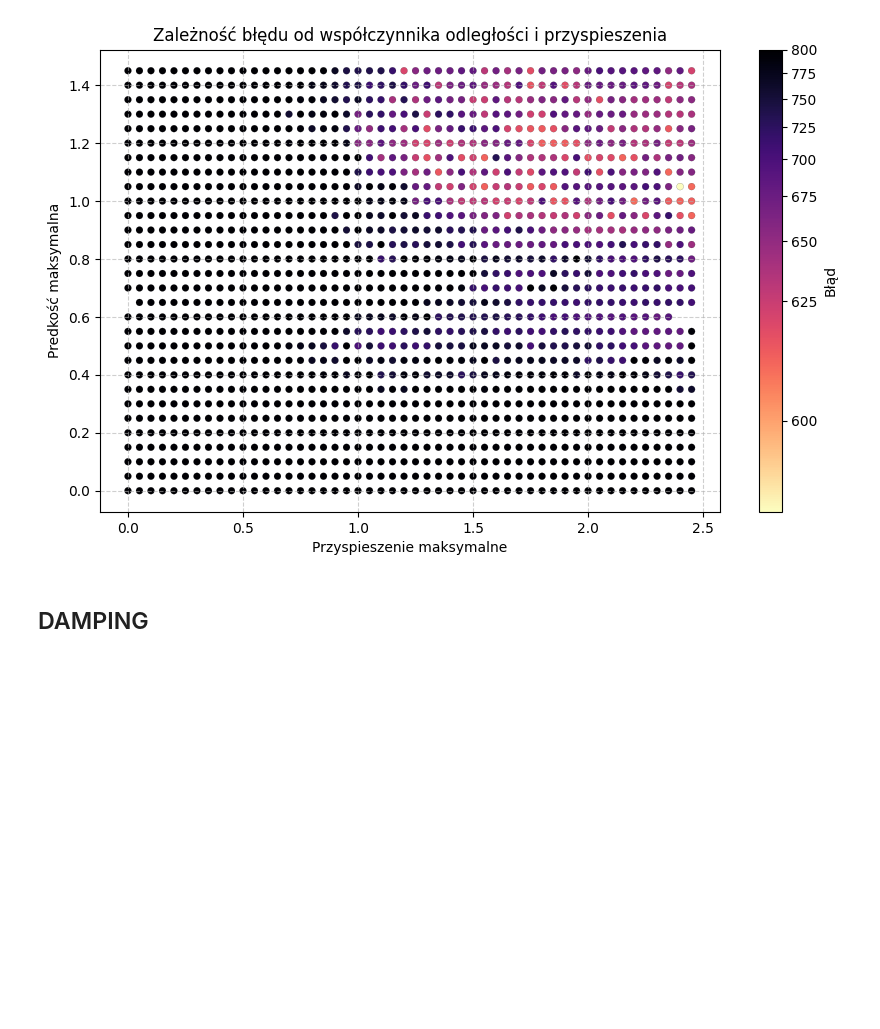
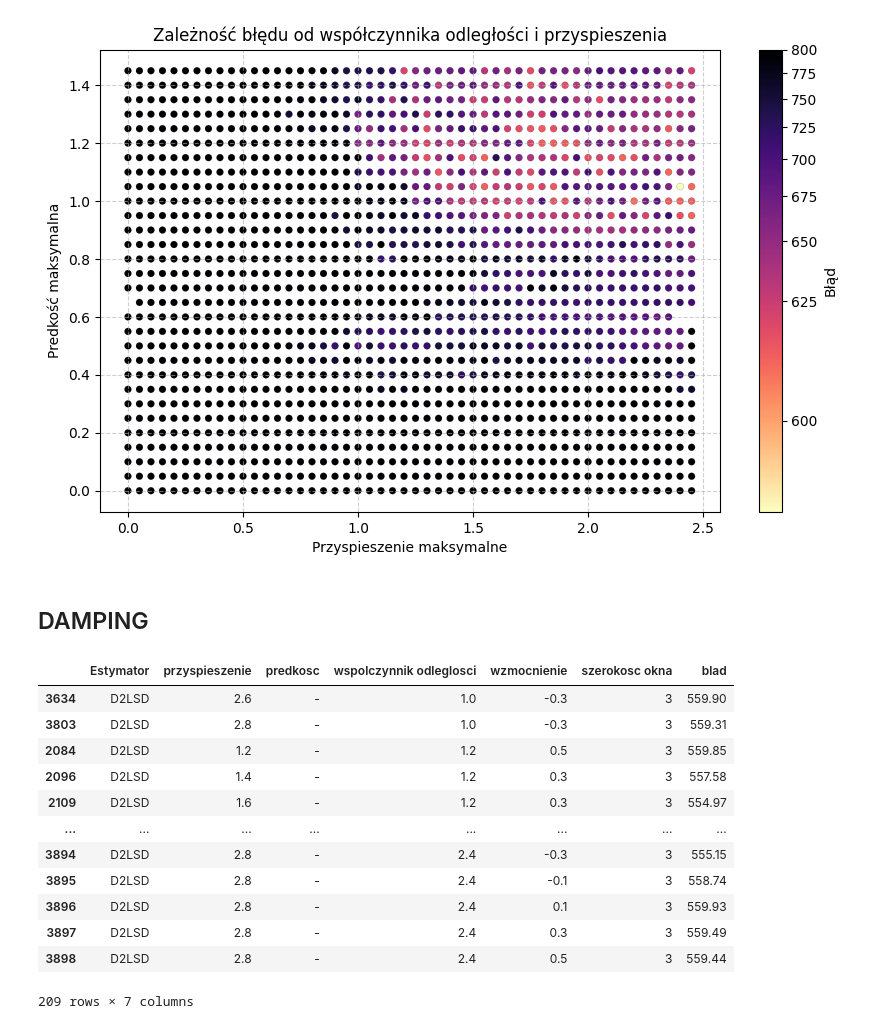
Before and after one commit to Korius668/BLE_Indoor_localization, a Jupyter notebook: notebooks/najlepsze_parametry.ipynb, the cells around one changed output. Saved outputs shown, nothing was run; the diff lists cells and outputs as text; code cells hidden in the pictures; blank space fills up the shorter version.

```diff
--- a/notebooks/najlepsze_parametry.ipynb
+++ b/notebooks/najlepsze_parametry.ipynb
@@ -219,6 +219,23 @@ df_d2lsd = pd.read_csv("../tables/D2LSD_test_results.csv")
 df_d2lsd.sort_values(by=['wspolczynnik odleglosci', 'predkosc', 'przyspieszenie', 'wzmocnienie','szerokosc okna'], inplace=True)
 df_d2lsd.drop_duplicates(inplace=True)
 df_d2lsd.to_csv("../tables/D2LSD_test_results.csv", index=False)
+# %%
+df_d2lsd =df_d2lsd[df_d2lsd['Estymator']=="D2LSD"]
+df_d2lsd[df_d2lsd["blad"] <560]
+# %% [output]
+|  | Estymator | przyspieszenie | predkosc | wspolczynnik odleglosci | wzmocnienie | szerokosc okna | blad |
+| 3634 | D2LSD | 2.6 | - | 1.0 | -0.3 | 3 | 559.90 |
+| 3803 | D2LSD | 2.8 | - | 1.0 | -0.3 | 3 | 559.31 |
+| 2084 | D2LSD | 1.2 | - | 1.2 | 0.5 | 3 | 559.85 |
+| 2096 | D2LSD | 1.4 | - | 1.2 | 0.3 | 3 | 557.58 |
+| 2109 | D2LSD | 1.6 | - | 1.2 | 0.3 | 3 | 554.97 |
+| ... | ... | ... | ... | ... | ... | ... | ... |
+| 3894 | D2LSD | 2.8 | - | 2.4 | -0.3 | 3 | 555.15 |
+| 3895 | D2LSD | 2.8 | - | 2.4 | -0.1 | 3 | 558.74 |
+| 3896 | D2LSD | 2.8 | - | 2.4 | 0.1 | 3 | 559.93 |
+| 3897 | D2LSD | 2.8 | - | 2.4 | 0.3 | 3 | 559.49 |
+| 3898 | D2LSD | 2.8 | - | 2.4 | 0.5 | 3 | 559.44 |
+209 rows × 7 columns
 # %%
 df_d2lsd =df_d2lsd[df_d2lsd['Estymator']=="D2LSD"]
 df_d2lsd =df_d2lsd[df_d2lsd['szerokosc okna']==3]
```
Also changed, not shown: parts of 7 cells of this notebook, 3 other files.
